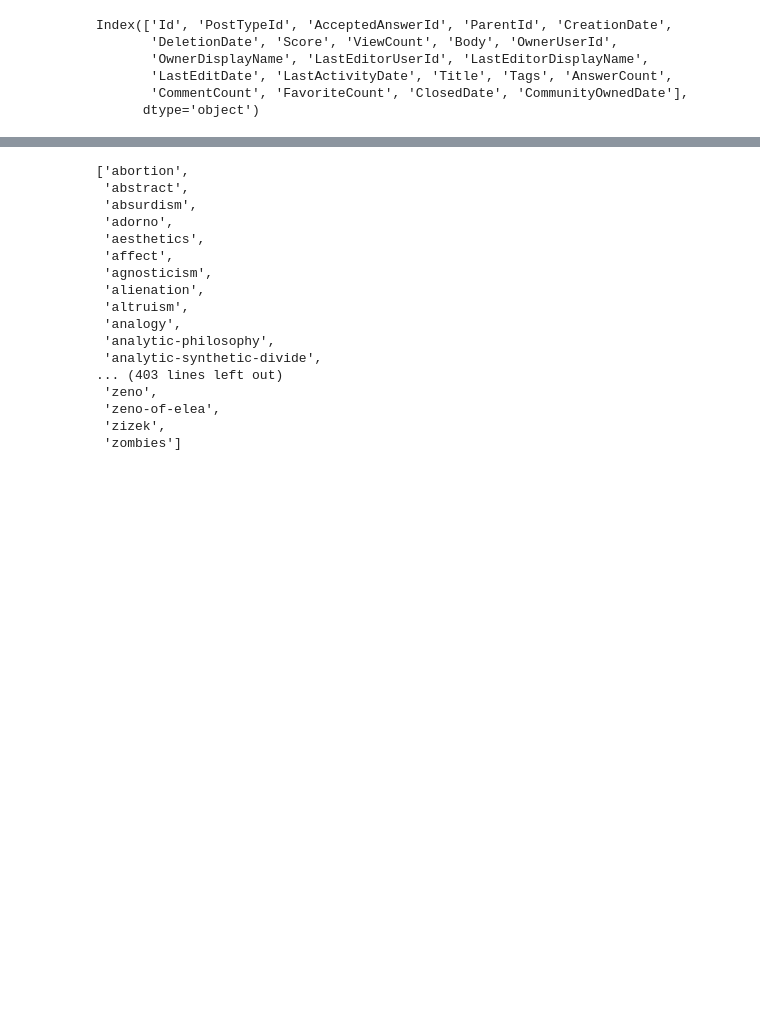
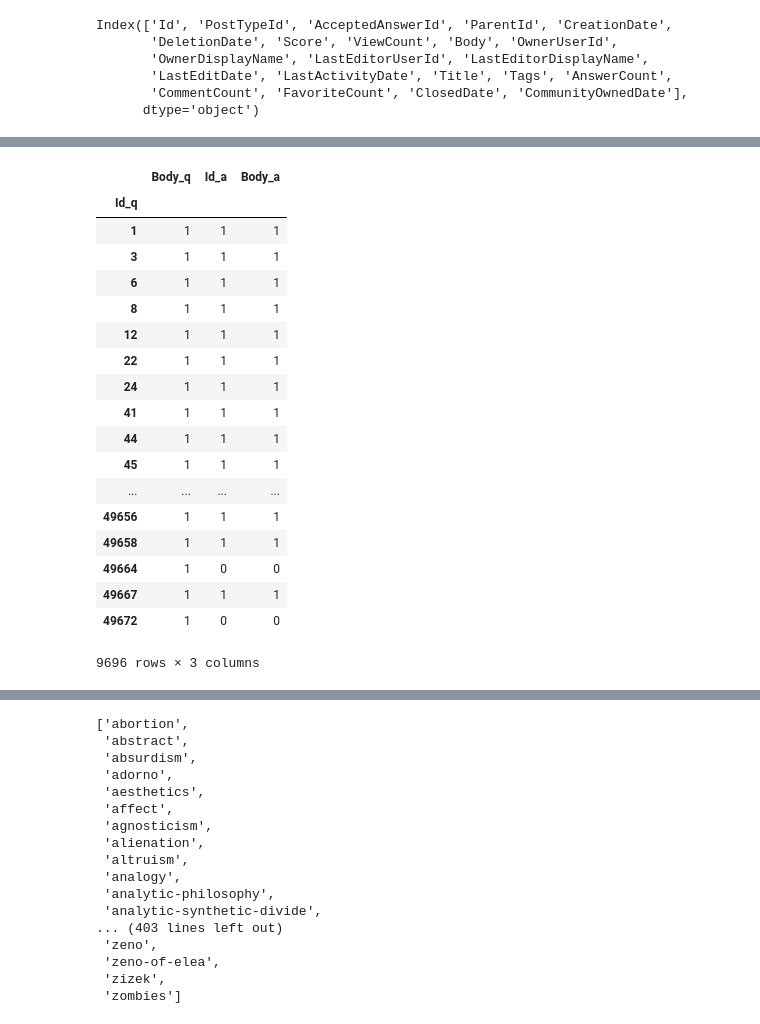
Before and after one commit to macco3k/CCMWLI-2017, a Jupyter notebook: wg4/parse_posts.ipynb, the cells around one changed output, grey strips where cells are left out. Saved outputs shown, nothing was run; the diff lists cells and outputs as text; code cells hidden in the pictures; blank space fills up the shorter version.

```diff
--- a/wg4/parse_posts.ipynb
+++ b/wg4/parse_posts.ipynb
@@ -172,0 +184,23 @@ df.iloc[1:10,:]
+# %%
+final_df = pd.concat([question_with_answer, question_no_answer]).reset_index()
+final_df = final_df[['Id_q', 'Body_q', 'Id_a', 'Body_a']]
+# %% [output]
+|  | Body_q | Id_a | Body_a |
+| Id_q |  |  |  |
+| 1 | 1 | 1 | 1 |
+| 3 | 1 | 1 | 1 |
+| 6 | 1 | 1 | 1 |
+| 8 | 1 | 1 | 1 |
+| 12 | 1 | 1 | 1 |
+| 22 | 1 | 1 | 1 |
+| 24 | 1 | 1 | 1 |
+| 41 | 1 | 1 | 1 |
+| 44 | 1 | 1 | 1 |
+| 45 | 1 | 1 | 1 |
+| ... | ... | ... | ... |
+| 49656 | 1 | 1 | 1 |
+| 49658 | 1 | 1 | 1 |
+| 49664 | 1 | 0 | 0 |
+| 49667 | 1 | 1 | 1 |
+| 49672 | 1 | 0 | 0 |
+9696 rows × 3 columns
```
Also changed, not shown: parts of 21 cells of this notebook.
